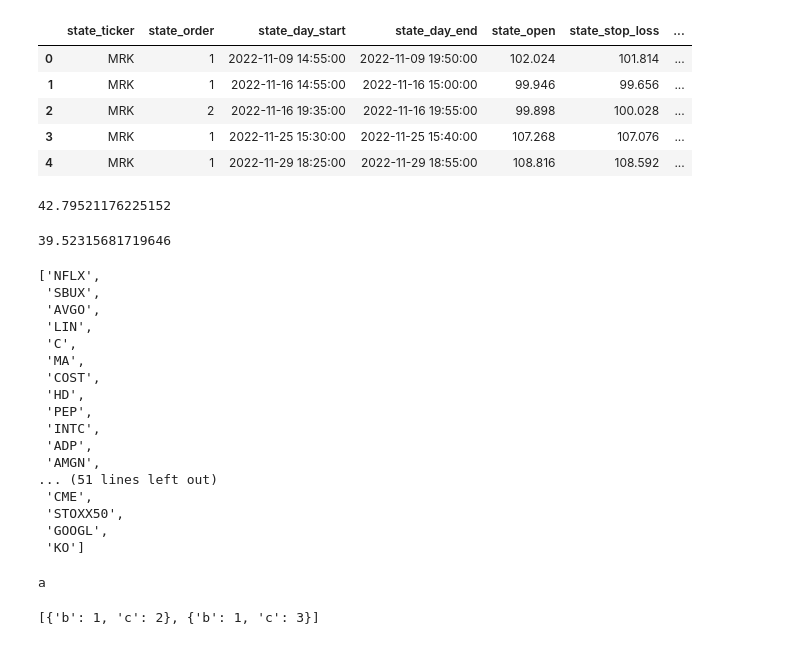
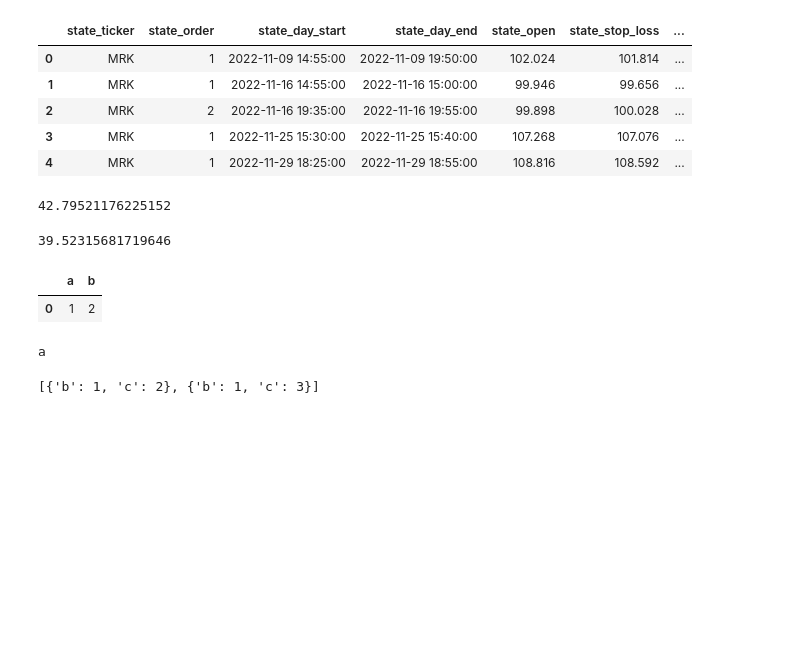
Before and after one commit to trollssqwer/stock-app, a Jupyter notebook: test.ipynb, the cells around one changed output. Drawn from its saved outputs; the diff is of its cells as text; code cells hidden in the pictures; blank space fills up the shorter version.

```diff
--- a/test.ipynb
+++ b/test.ipynb
@@ -214,32 +214,16 @@ tp_data.state_close_estimate.sum()
 # %% [output]
 39.52315681719646
 # %%
-import re
+improt
 path = '/Users/tranthong/Desktop/stock-app/stock_data_M5/'
 list_stock = []
 for file_name in os.listdir(path):
   list_stock.append(re.search(r"(.+)\_.+" ,file_name).group(1))
 list_stock_new = list(dict.fromkeys(list_stock))
 list_stock_new
-for ticker in list_stock_new:
 # %% [output]
-['NFLX',
- 'SBUX',
- 'AVGO',
- 'LIN',
- 'C',
- 'MA',
- 'COST',
- 'HD',
- 'PEP',
- 'INTC',
- 'ADP',
- 'AMGN',
-... (51 lines left out)
- 'CME',
- 'STOXX50',
- 'GOOGL',
- 'KO']
+|  | a | b |
+| 0 | 1 | 2 |
 # %%
 # a = {'b':1}
 # if 'c' in a.keys():
```
